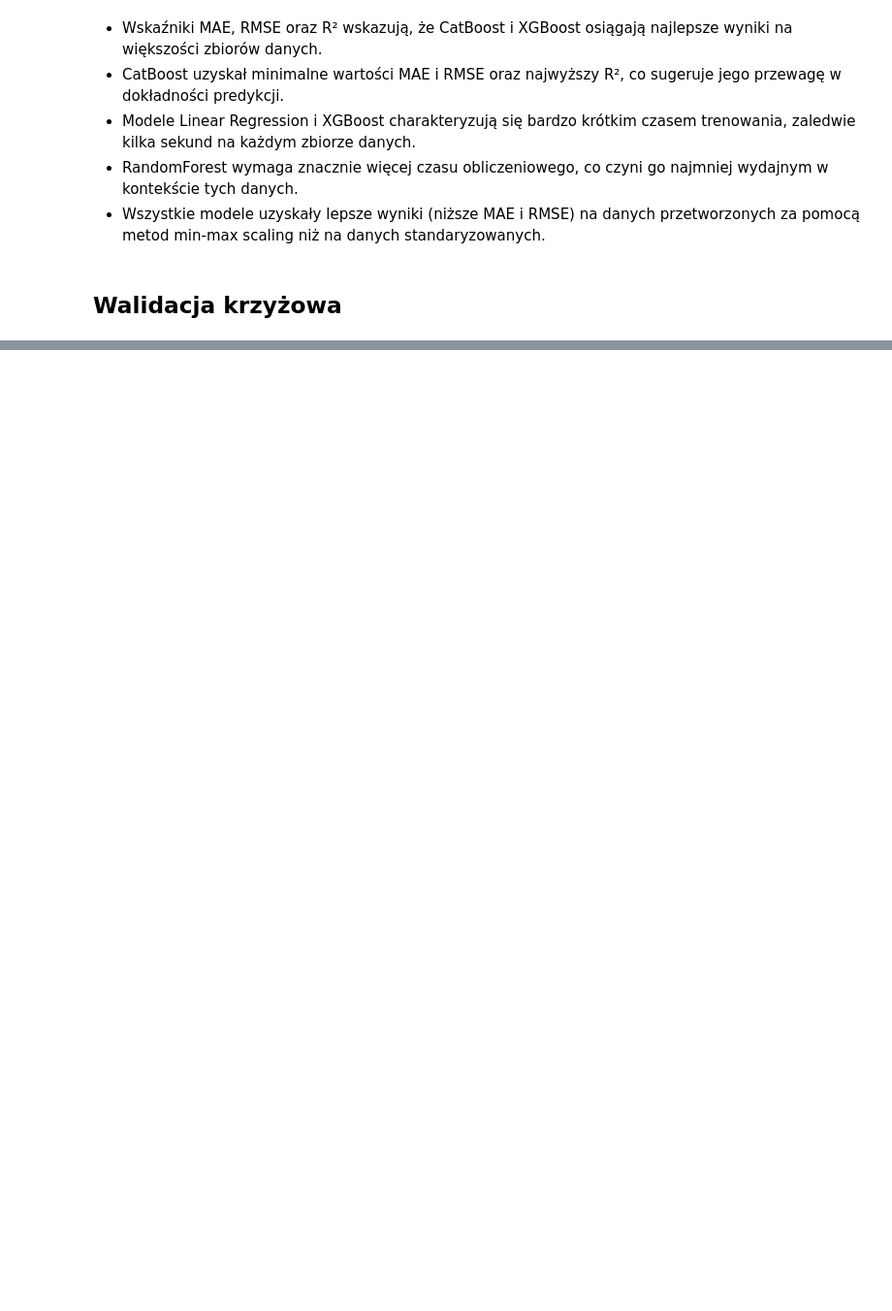
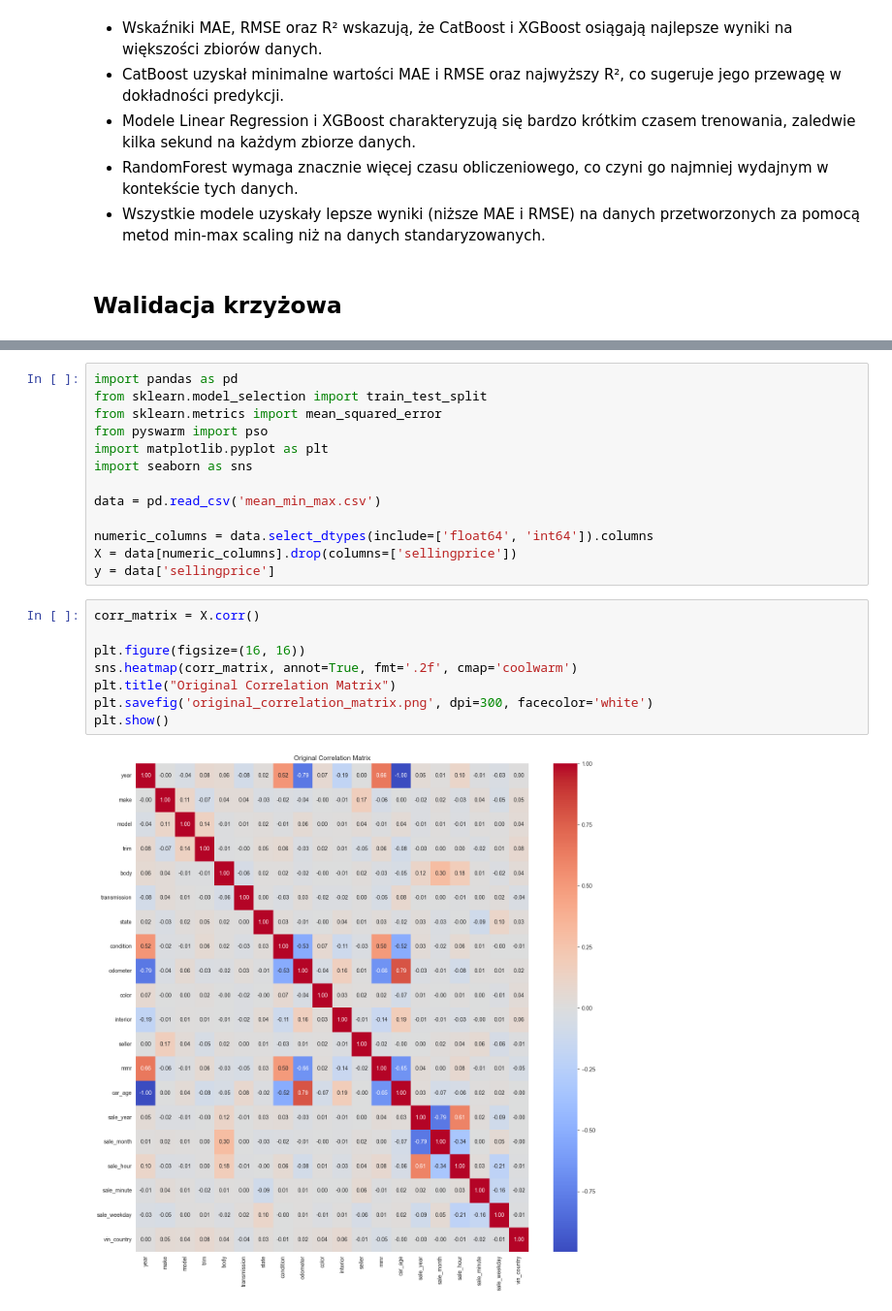
Before and after one commit to RafMat159/MOW_II_Projekt_I, a Jupyter notebook: Used _Car_Auction_Prices_2.ipynb, the cells around one changed output, grey strips where cells are left out. Shown at 97% size. Drawn from its saved outputs; the diff is of its cells as text; blank space fills up the shorter version.

```diff
--- a/Used _Car_Auction_Prices_2.ipynb
+++ b/Used _Car_Auction_Prices_2.ipynb
@@ -468 +472,24 @@ plot_separate_datasets(final_results_df, "R2", "R²")
 ... (6 outputs left out)
+# %%
+import pandas as pd
+from sklearn.model_selection import train_test_split
+from sklearn.metrics import mean_squared_error
+from pyswarm import pso
+import matplotlib.pyplot as plt
+import seaborn as sns
+
+data = pd.read_csv('mean_min_max.csv')
+
+numeric_columns = data.select_dtypes(include=['float64', 'int64']).columns
+X = data[numeric_columns].drop(columns=['sellingprice'])
+y = data['sellingprice']
+# %%
+corr_matrix = X.corr()
+
+plt.figure(figsize=(16, 16))
+sns.heatmap(corr_matrix, annot=True, fmt='.2f', cmap='coolwarm')
+plt.title("Original Correlation Matrix")
+plt.savefig('original_correlation_matrix.png', dpi=300, facecolor='white')
+plt.show()
+# %% [output]
+[figure, added]
```
Also changed, not shown: parts of 27 cells of this notebook.
